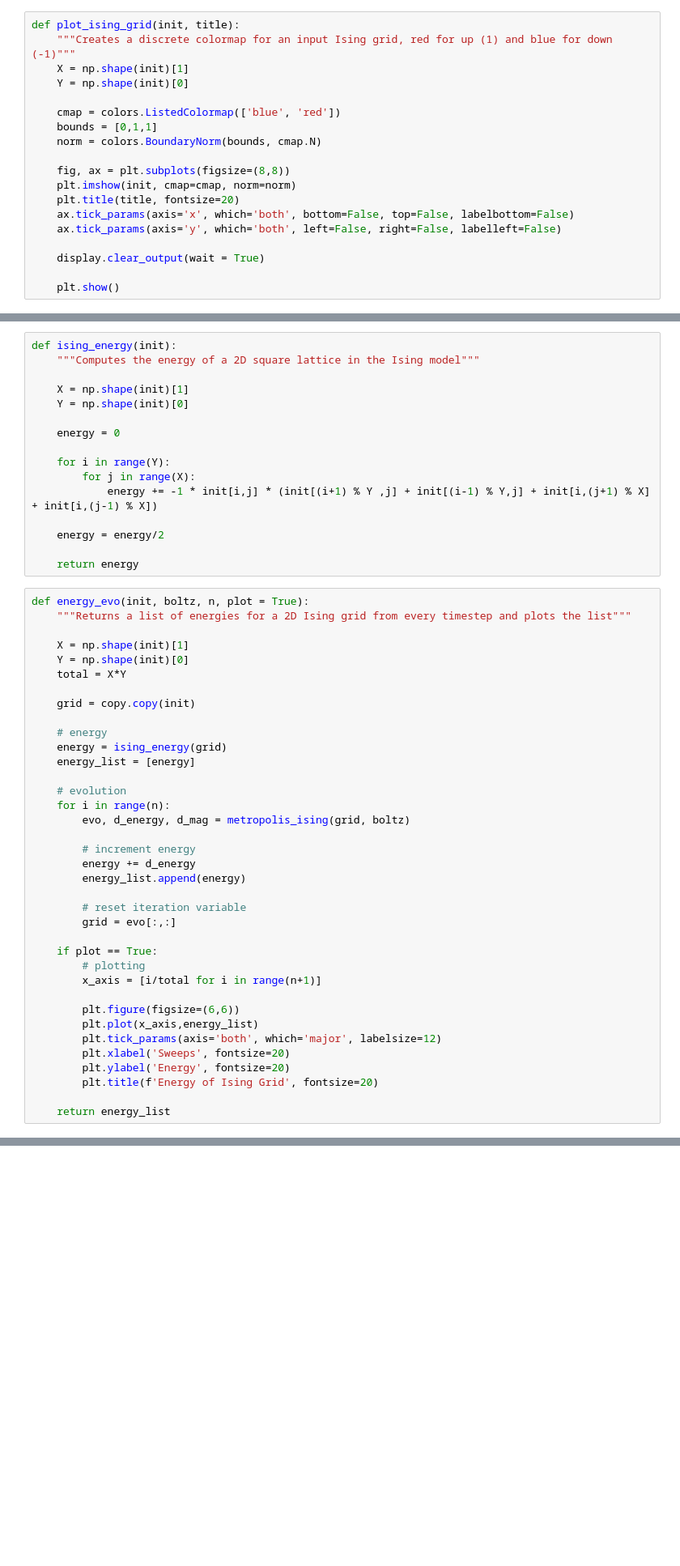
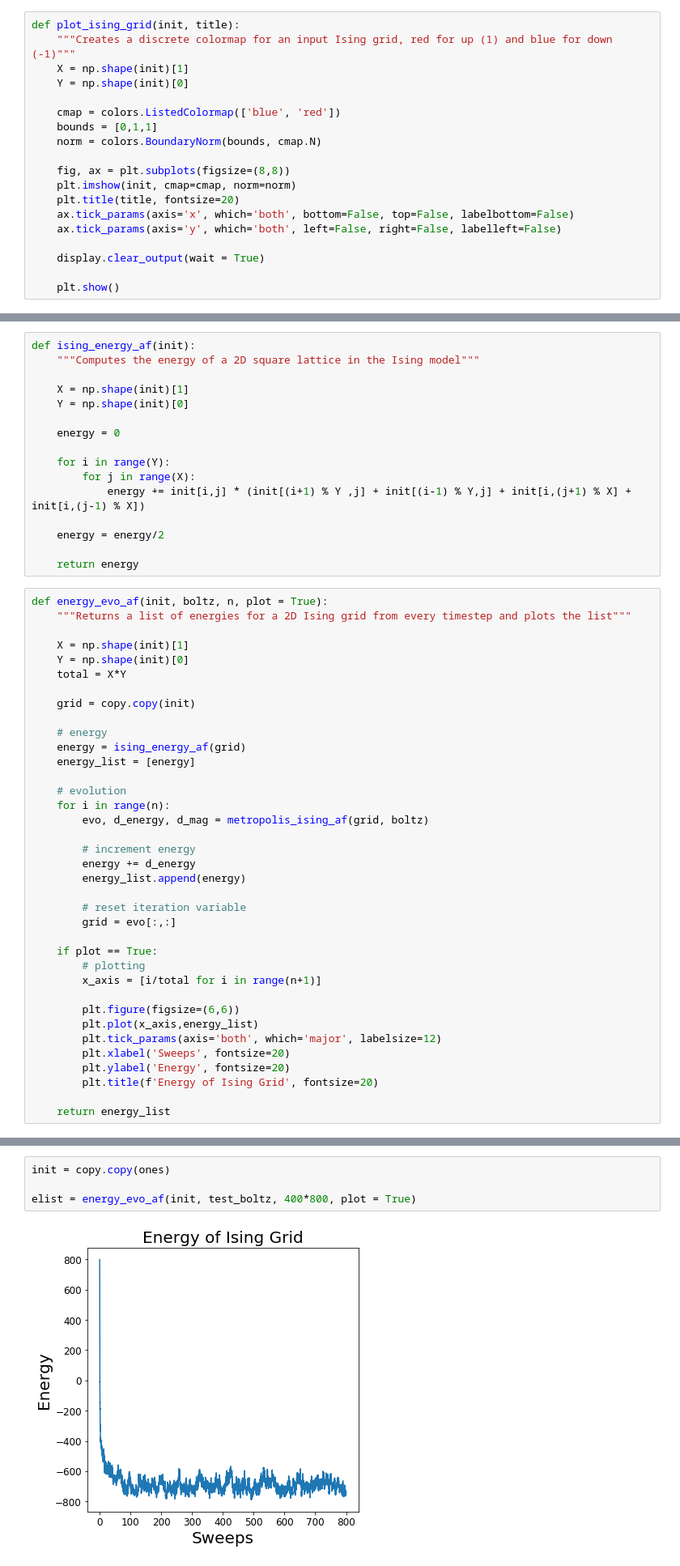
Before and after one commit to kaitshin/PHYSICS113-final-project, a Jupyter notebook: Antiferro.ipynb, the cells around one changed output, grey strips where cells are left out. Shown at 81% size. Drawn from its saved outputs; the diff is of its cells as text; blank space fills up the shorter version.

```diff
--- a/Antiferro.ipynb
+++ b/Antiferro.ipynb
@@ -72,7 +108,7 @@ def mult_sweeps_af(init, boltz, N, plot = False, title = None):
 
     return grid
 # %%
-def ising_energy(init):
+def ising_energy_af(init):
     """Computes the energy of a 2D square lattice in the Ising model"""
 
     X = np.shape(init)[1]
@@ -82,13 +118,13 @@ def ising_energy(init):
 
     for i in range(Y):
         for j in range(X):
-            energy += -1 * init[i,j] * (init[(i+1) % Y ,j] + init[(i-1) % Y,j] + init[i,(j+1) % X] + init[i,(j-1) % X])
+            energy += init[i,j] * (init[(i+1) % Y ,j] + init[(i-1) % Y,j] + init[i,(j+1) % X] + init[i,(j-1) % X])
 
     energy = energy/2
 
     return energy
 # %%
-def energy_evo(init, boltz, n, plot = True):
+def energy_evo_af(init, boltz, n, plot = True):
     """Returns a list of energies for a 2D Ising grid from every timestep and plots the list"""
 
     X = np.shape(init)[1]
@@ -98,12 +134,12 @@ def energy_evo(init, boltz, n, plot = True):
     grid = copy.copy(init)
 
     # energy
-    energy = ising_energy(grid)
+    energy = ising_energy_af(grid)
     energy_list = [energy]
 
     # evolution
     for i in range(n):
-        evo, d_energy, d_mag = metropolis_ising(grid, boltz)
+        evo, d_energy, d_mag = metropolis_ising_af(grid, boltz)
 
         # increment energy
         energy += d_energy
@@ -208,0 +244,6 @@ array([[ 1., -1., -1., ...,  1.,  1., -1.],
+# %%
+init = copy.copy(ones)
+
+elist = energy_evo_af(init, test_boltz, 400*800, plot = True)
+# %% [output]
+[figure, added]
```
Also changed, not shown: parts of 20 cells of this notebook.
